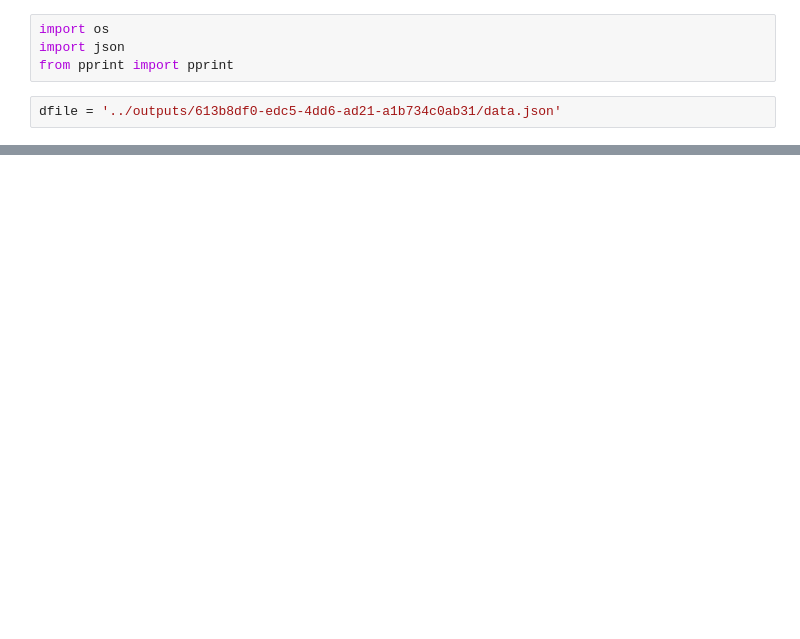
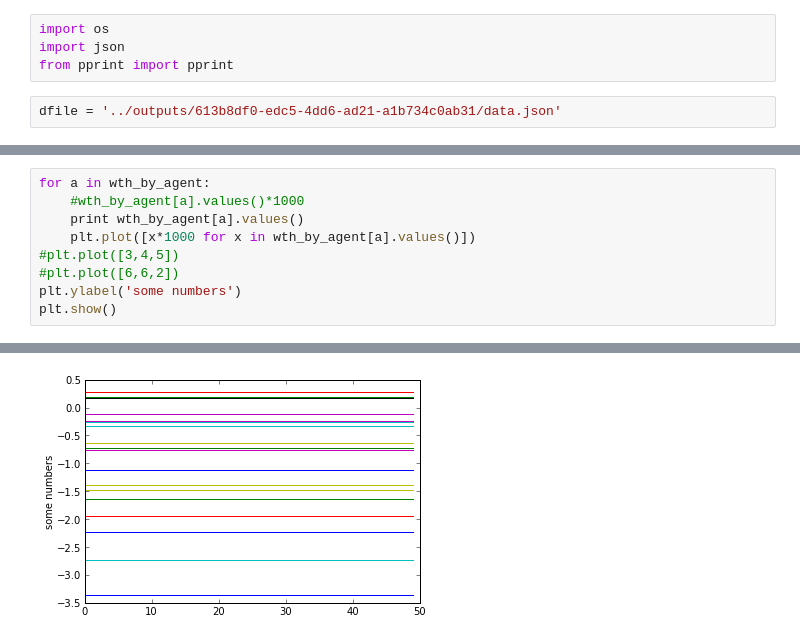
Before and after one commit to jackiekazil/goalnet, a Jupyter notebook: goalnet/analysis/wth_analysis.ipynb, the cells around one changed output, grey strips where cells are left out. Saved outputs shown, nothing was run; the diff lists cells and outputs as text; blank space fills up the shorter version.

```diff
--- a/goalnet/analysis/wth_analysis.ipynb
+++ b/goalnet/analysis/wth_analysis.ipynb
@@ -39,0 +36,10 @@ pprint(wth_by_agent_all_runs)
+# %%
+for a in wth_by_agent:
+    #wth_by_agent[a].values()*1000
+    print wth_by_agent[a].values()
+    plt.plot([x*1000 for x in wth_by_agent[a].values()])
+#plt.plot([3,4,5])
+#plt.plot([6,6,2])
+plt.ylabel('some numbers')
+plt.show()
+# %% [output]
@@ -39,0 +66 @@ pprint(wth_by_agent_all_runs)
+[figure, added]
```
Also changed, not shown: parts of 9 cells of this notebook, 1 other file.
